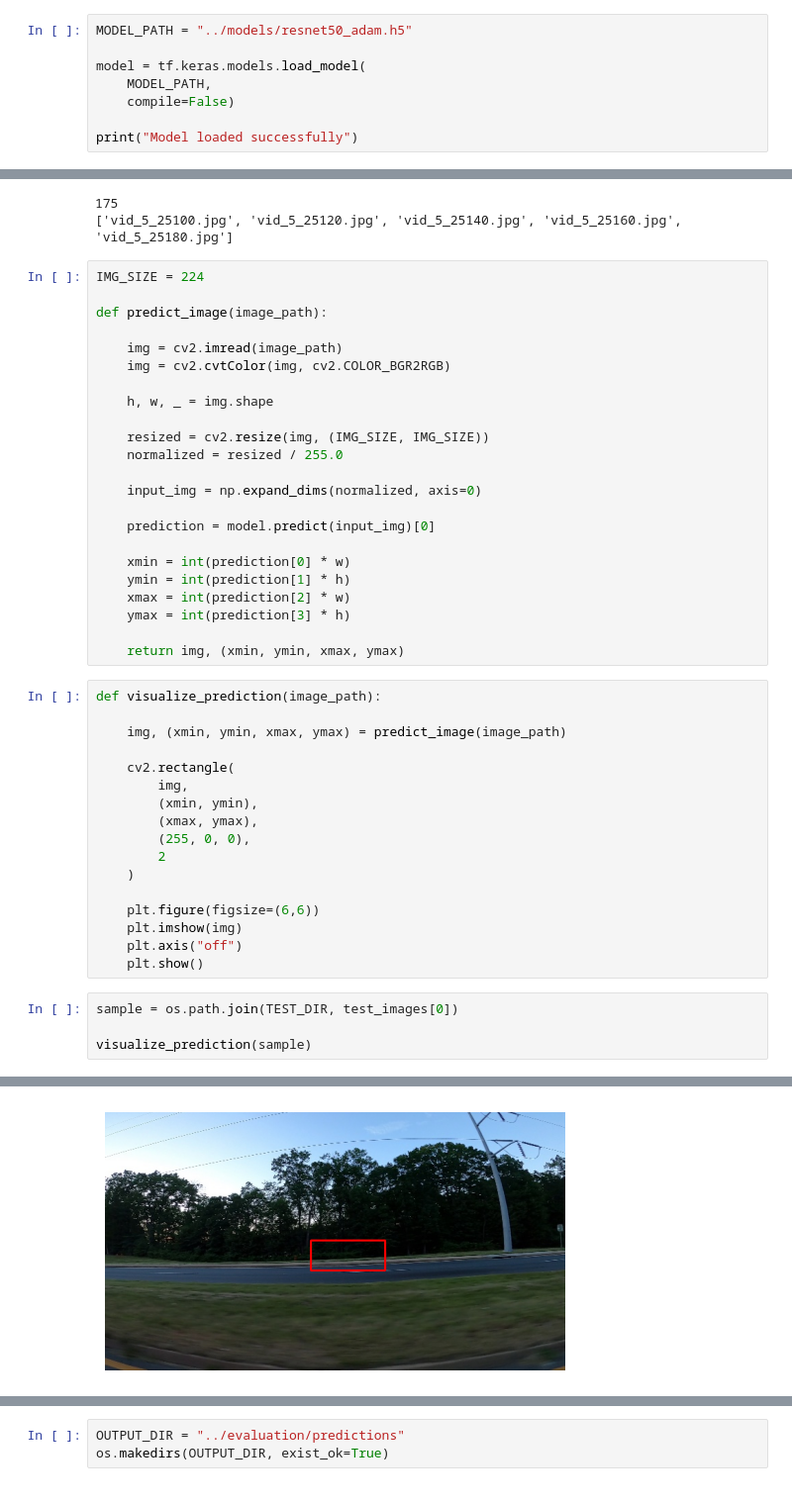
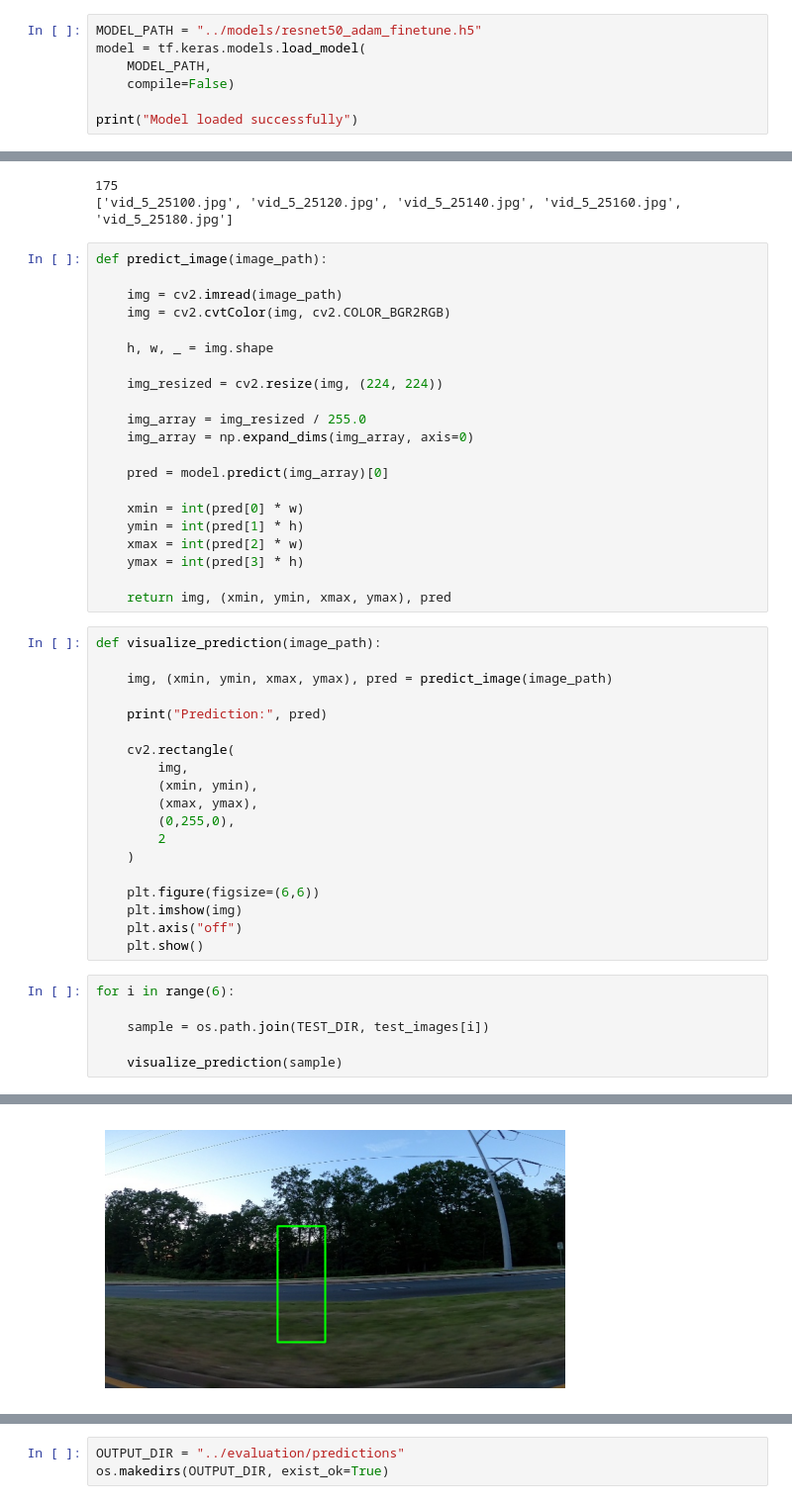
Before and after one commit to nishtha911/car-image-classification, a Jupyter notebook: evaluation/predict_visualize.ipynb, the cells around one changed output, grey strips where cells are left out. Shown at 99% size. Drawn from its saved outputs; the diff is of its cells as text.

```diff
--- a/evaluation/predict_visualize.ipynb
+++ b/evaluation/predict_visualize.ipynb
@@ -5,8 +5,7 @@ import numpy as np
 import matplotlib.pyplot as plt
 import tensorflow as tf
 # %%
-MODEL_PATH = "../models/resnet50_adam.h5"
-
+MODEL_PATH = "../models/resnet50_adam_finetune.h5"
 model = tf.keras.models.load_model(
     MODEL_PATH,
     compile=False)
@@ -25,8 +24,6 @@ print(test_images[:5])
 175
 ['vid_5_25100.jpg', 'vid_5_25120.jpg', 'vid_5_25140.jpg', 'vid_5_25160.jpg', 'vid_5_25180.jpg']
 # %%
-IMG_SIZE = 224
-
 def predict_image(image_path):
 
     img = cv2.imread(image_path)
@@ -34,29 +31,31 @@ def predict_image(image_path):
 
     h, w, _ = img.shape
 
-    resized = cv2.resize(img, (IMG_SIZE, IMG_SIZE))
-    normalized = resized / 255.0
+    img_resized = cv2.resize(img, (224, 224))
 
-    input_img = np.expand_dims(normalized, axis=0)
+    img_array = img_resized / 255.0
+    img_array = np.expand_dims(img_array, axis=0)
 
-    prediction = model.predict(input_img)[0]
+    pred = model.predict(img_array)[0]
 
-    xmin = int(prediction[0] * w)
-    ymin = int(prediction[1] * h)
-    xmax = int(prediction[2] * w)
-    ymax = int(prediction[3] * h)
+    xmin = int(pred[0] * w)
+    ymin = int(pred[1] * h)
+    xmax = int(pred[2] * w)
+    ymax = int(pred[3] * h)
 
-    return img, (xmin, ymin, xmax, ymax)
+    return img, (xmin, ymin, xmax, ymax), pred
 # %%
 def visualize_prediction(image_path):
 
-    img, (xmin, ymin, xmax, ymax) = predict_image(image_path)
+    img, (xmin, ymin, xmax, ymax), pred = predict_image(image_path)
+
+    print("Prediction:", pred)
 
     cv2.rectangle(
         img,
         (xmin, ymin),
         (xmax, ymax),
-        (255, 0, 0),
+        (0,255,0),
         2
     )
 
@@ -65,7 +64,9 @@ def visualize_prediction(image_path):
     plt.axis("off")
     plt.show()
 # %%
-sample = os.path.join(TEST_DIR, test_images[0])
+for i in range(6):
 
-visualize_prediction(sample)
+    sample = os.path.join(TEST_DIR, test_images[i])
+
+    visualize_prediction(sample)
 # %% [output]
@@ -74 +75 @@ WARNING:tensorflow:TensorFlow GPU support is not available on native Windows for
-[figure, old version]
+[figure, new version]
```
Also changed, not shown: parts of 4 cells of this notebook, 19 other files.
